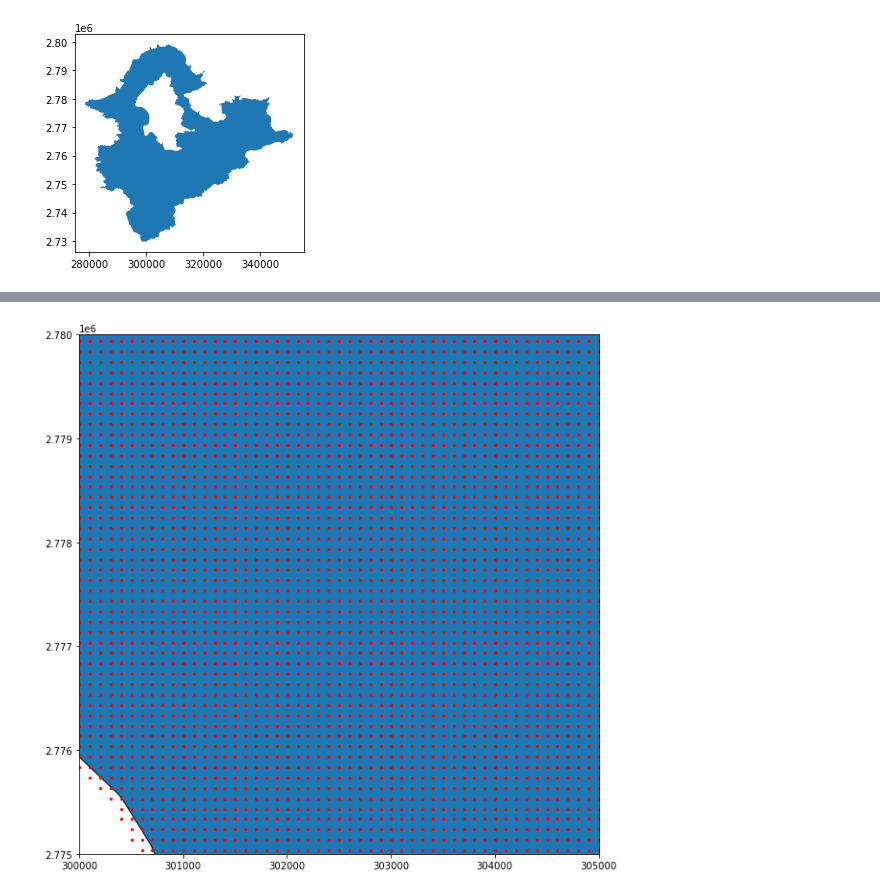
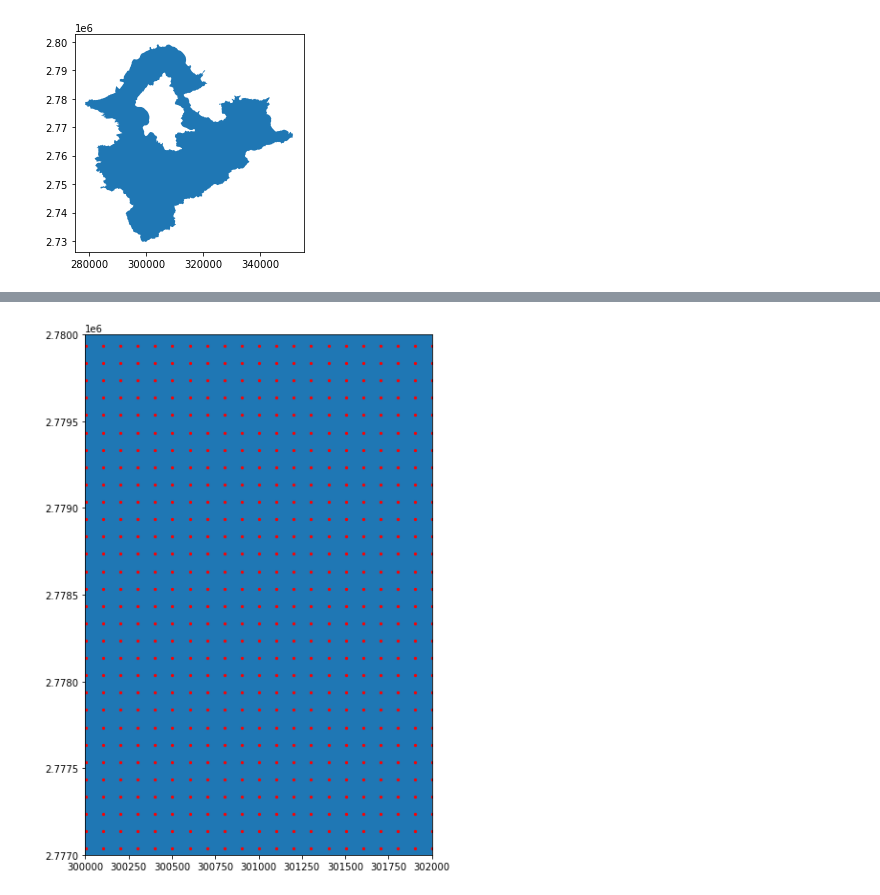
Before and after one commit to huangfishburger/capstone, a Jupyter notebook: geo.ipynb, the cells around one changed output, grey strips where cells are left out. Cells and saved outputs as stored; diff of their text form; code cells hidden in the pictures.

```diff
--- a/geo.ipynb
+++ b/geo.ipynb
@@ -60,17 +54,17 @@ See the caveats in the documentation: https://pandas.pydata.org/pandas-docs/stab
 # %%
 # test that the points are created correctly
 
 df_points = pd.read_csv('points_taipei.csv')
 
 geometry = [Point(xy) for xy in zip(df_points['x1'], df_points['y1'])]
 geo_df_points = gpd.GeoDataFrame(df_points, geometry=geometry, crs='EPSG:3826')
 
 fig, ax = plt.subplots(figsize=(10, 10))
-ax.set_xlim([300000, 305000])
-ax.set_ylim([2775000, 2780000])
+ax.set_xlim([300000, 302000])
+ax.set_ylim([2777000, 2780000])
 Taipei.plot(ax=ax, edgecolor='black')
 
 geo_df_points.plot(ax=ax, marker='o', color='red', markersize=5)
 plt.show()
 # %% [output]
-[figure, old version]
+[figure, new version]
```
Also changed, not shown: parts of 1 cell of this notebook, 5 other files.
